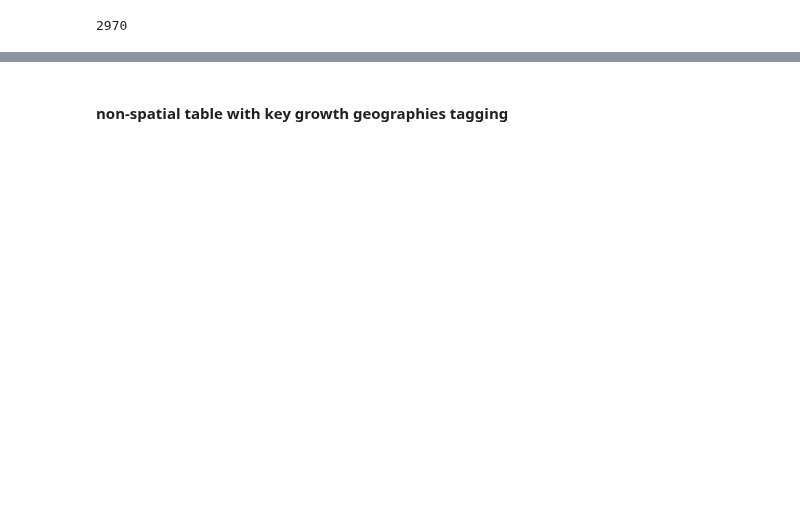
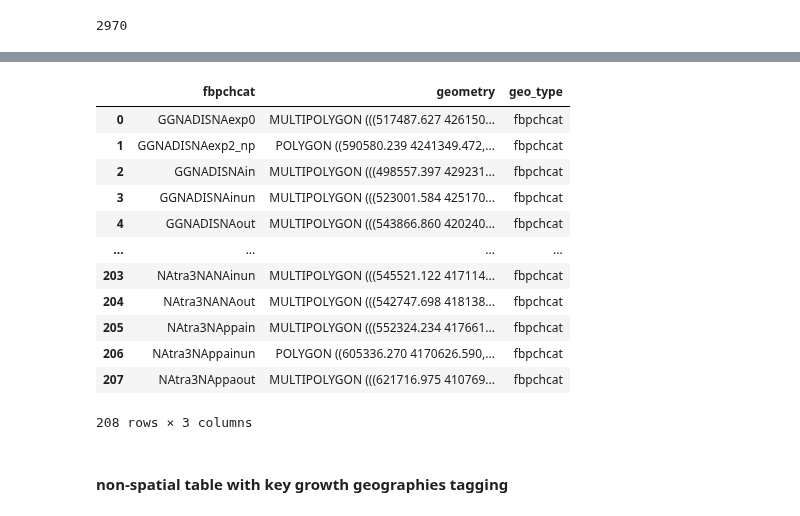
Before and after one commit to BayAreaMetro/petrale, a Jupyter notebook: scripts/scripts_for_baus_viz/BAUS_vis_onetime_data_prep.ipynb, the cells around one changed output, grey strips where cells are left out. Drawn from its saved outputs; the diff is of its cells as text; code cells hidden in the pictures; blank space fills up the shorter version.

```diff
--- a/scripts/scripts_for_baus_viz/BAUS_vis_onetime_data_prep.ipynb
+++ b/scripts/scripts_for_baus_viz/BAUS_vis_onetime_data_prep.ipynb
@@ -138,7 +167,13 @@ print(list(eirzoningmodcat_gdf))
 %%time
 # scenario 24, 28: inclusionary zoning based on 'fbpchcat'
 p10_fbpchcat = p10_geographies[['PARCEL_ID', 'geometry', 'fbpchcat']]
+
+# dissolve on 'fbpchcat'
 fbpchcat_gdf = p10_fbpchcat.dissolve(by='fbpchcat')
 fbpchcat_gdf = fbpchcat_gdf.reset_index()[['fbpchcat', 'geometry']]
+print(fbpchcat_gdf.shape[0])
+display(fbpchcat_gdf.head())
+
 fbpchcat_gdf.columns = ['fbpchcat', 'geometry']
+fbpchcat_gdf['geo_type'] = 'fbpchcat'
 # %% [output]
@@ -147 +189,17 @@ Wall time: 12min 52s
+# %%
+fbpchcat_gdf
+# %% [output]
+|  | fbpchcat | geometry | geo_type |
+| 0 | GGNADISNAexp0 | MULTIPOLYGON (((517487.627 426150... | fbpchcat |
+| 1 | GGNADISNAexp2_np | POLYGON ((590580.239 4241349.472,... | fbpchcat |
+| 2 | GGNADISNAin | MULTIPOLYGON (((498557.397 429231... | fbpchcat |
+| 3 | GGNADISNAinun | MULTIPOLYGON (((523001.584 425170... | fbpchcat |
+| 4 | GGNADISNAout | MULTIPOLYGON (((543866.860 420240... | fbpchcat |
+| ... | ... | ... | ... |
+| 203 | NAtra3NANAinun | MULTIPOLYGON (((545521.122 417114... | fbpchcat |
+| 204 | NAtra3NANAout | MULTIPOLYGON (((542747.698 418138... | fbpchcat |
+| 205 | NAtra3NAppain | MULTIPOLYGON (((552324.234 417661... | fbpchcat |
+| 206 | NAtra3NAppainun | POLYGON ((605336.270 4170626.590,... | fbpchcat |
+| 207 | NAtra3NAppaout | MULTIPOLYGON (((621716.975 410769... | fbpchcat |
+208 rows × 3 columns
 # %%
```
Also changed, not shown: parts of 25 cells of this notebook.
